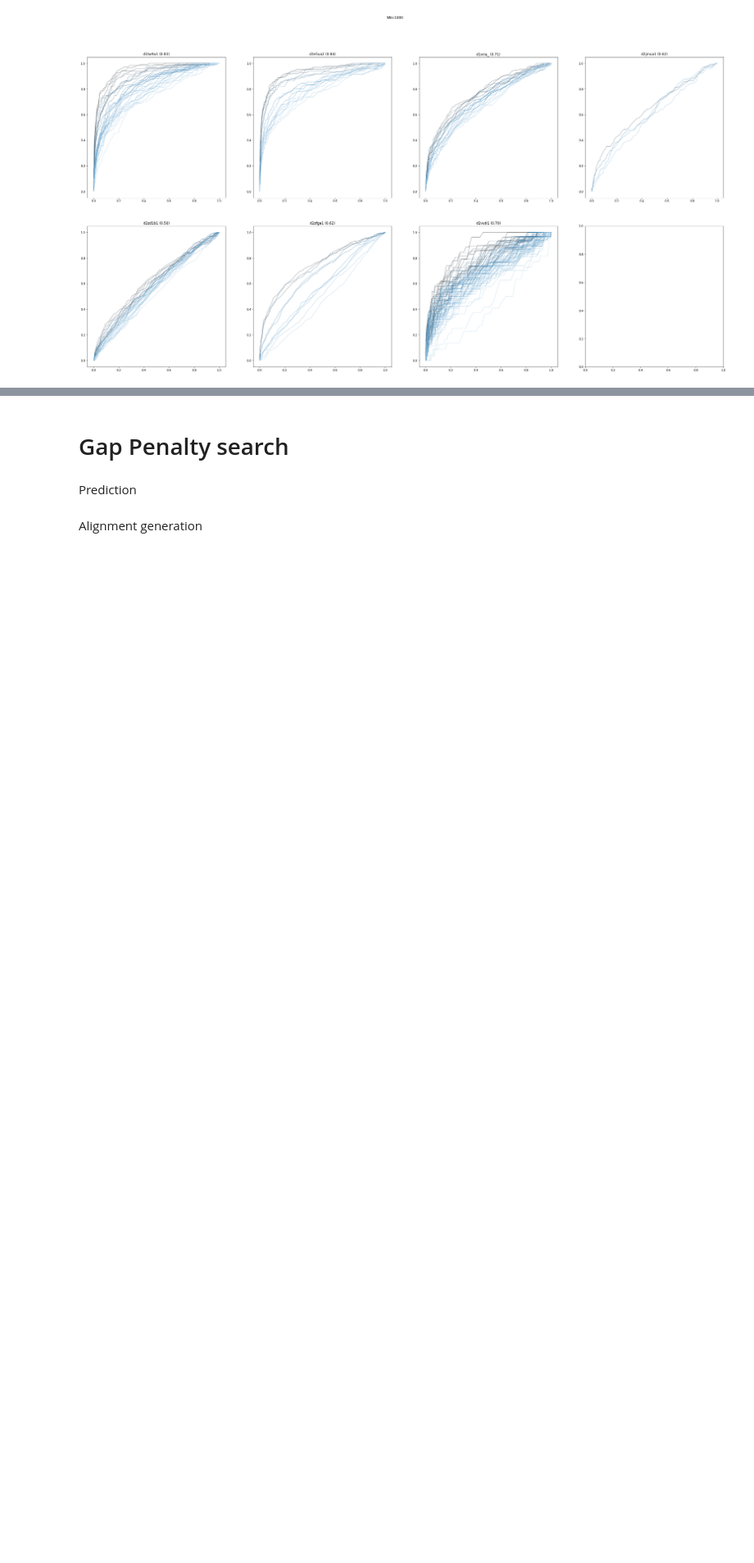
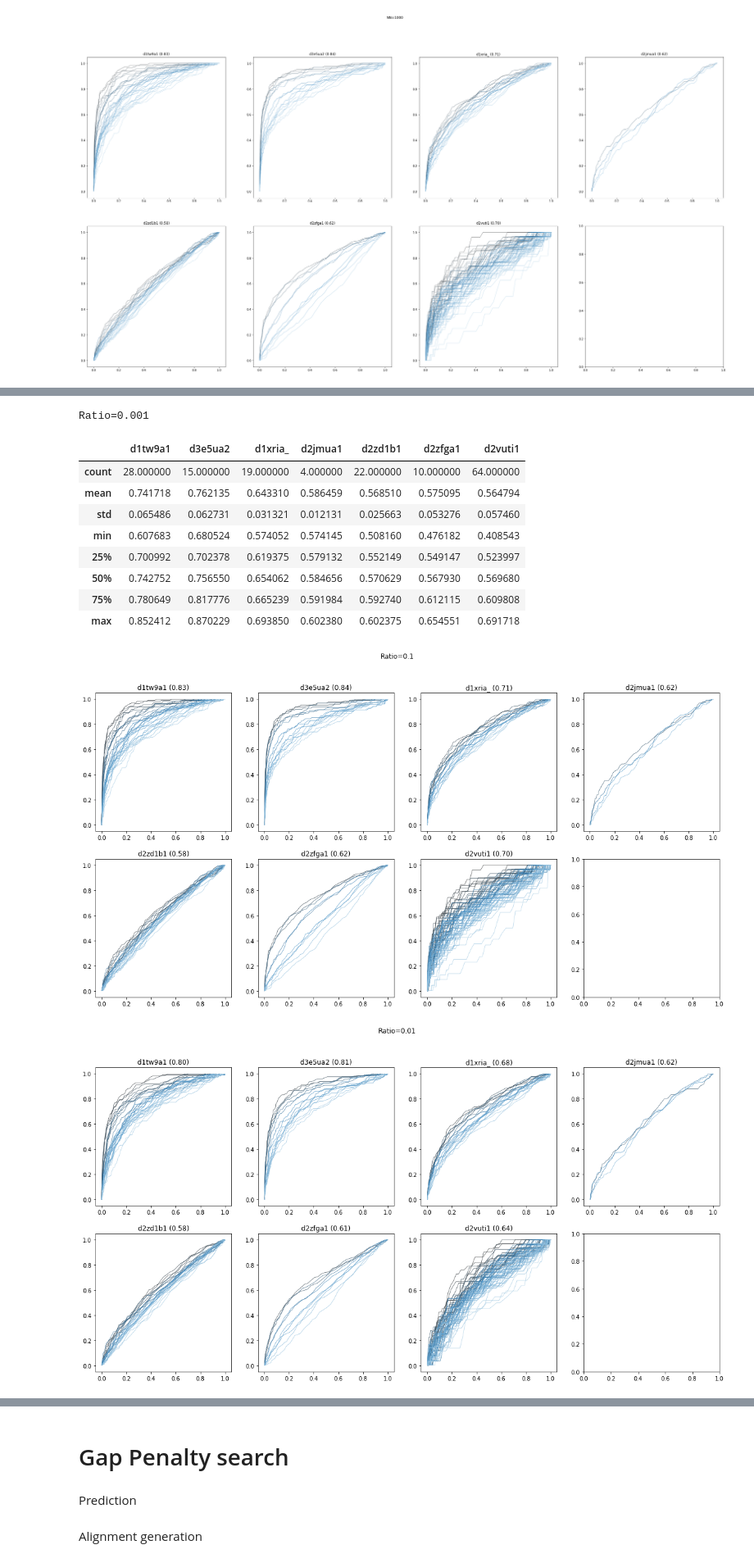
Before and after one commit to shuichiro-makigaki/exmachina, a Jupyter notebook: contrib/parameter_search.ipynb, the cells around one changed output, grey strips where cells are left out. Shown at 82% size. Cells and saved outputs as stored; diff of their text form; code cells hidden in the pictures; blank space fills up the shorter version.

```diff
--- a/contrib/parameter_search.ipynb
+++ b/contrib/parameter_search.ipynb
@@ -41,8 +42,6 @@ with ProcessPoolExecutor(max_workers=6) as executor:
 with ProcessPoolExecutor(max_workers=6) as executor:
     wait([executor.submit(process, 1000) for _ in range(6)])
 # %%
-%matplotlib inline
-
 from pathlib import Path
 import sys
 
@@ -90,7 +89,7 @@ for nn in (10, 100, 1000):
     print(f'NN={nn}')
     display(auc_df.describe())
     # Visualize
-    fig, axes = pyplot.subplots(2, 4, figsize=(40, 20))
+    fig, axes = pyplot.subplots(2, 4, figsize=(20, 10))
     fig.suptitle(f'NN={nn}')
     i = 0
     for query in test_domain:
@@ -140,0 +175,63 @@ NN=1000
+# %%
+from pathlib import Path
+import sys
+
+from tqdm import tqdm_notebook as tqdm
+from Bio.SCOP import Scop
+from Bio import SeqIO
+import numpy as np
+from sklearn import metrics
+from matplotlib import pyplot
+import seaborn
+import pandas
+from IPython.display import display
+
+sys.path.append(Path().resolve().parent.as_posix())
+from machina.generate_training_dataset import get_validation_label
+
+scop_root = Scop(dir_path='../data/train', version='1.75')
+test_domain = np.load('../data/hyperparam_validation_domain_ids.npy')
+scop40 = SeqIO.index('../data/train/astral-scopdom-seqres-gd-sel-gs-bib-40-1.75.fa', 'fasta')
+structural_alignments = SeqIO.index('../data/train/scop40_structural_alignment.fasta', 'fasta')
+
+for ratio in (0.1, 0.01, 0.001):
+    # Get ROC and calculate AUC
+    auc_d, roc_d = {}, {}
+    for query in test_domain:
+        auc_d[query] = []
+        roc_d[query] = {}
+        roc_d[query]['fpr'] = []
+        roc_d[query]['tpr'] = []
+        roc_d[query]['index'] = []
+        i = 0
+        for domain in [_.sid for _ in scop_root.getDomainBySid(query).getAscendent('sf').getDescendents('px')]:
+            if domain not in scop40 or domain == query:
+                continue
+            test = get_validation_label(query, domain, structural_alignments, '../data/train/pssm').flatten()
+            pred = np.load(f'../data/prediction/flann19_scop40_logscore_tmscore0.5_window5_ratio{ratio}_nn1000/{query}/{domain}.npy').flatten()
+            assert test.shape[0] == pred.shape[0]
+            fpr, tpr, _ = metrics.roc_curve(test, pred)
+            auc_d[query].append(metrics.auc(fpr, tpr))
+            roc_d[query]['fpr'].extend(fpr)
+            roc_d[query]['tpr'].extend(tpr)
+            roc_d[query]['index'].extend([i]*len(fpr))
+            i += 1
+    auc_df = pandas.DataFrame.from_dict(auc_d, orient='index').transpose()
+    print(f'Ratio={ratio}')
+    display(auc_df.describe())
+    # Visualize
+    fig, axes = pyplot.subplots(2, 4, figsize=(20, 10))
+    fig.suptitle(f'Ratio={ratio}')
+    i = 0
+    for query in test_domain:
+        roc_df = pandas.DataFrame.from_dict(roc_d[query])
+        seaborn.lineplot(x='fpr', y='tpr', data=roc_df, hue='index', linewidth=.6,
+                         palette=seaborn.color_palette('Blues_d', len(auc_d[query])),
+                         hue_order=sorted(range(len(auc_d[query])), key=lambda _: auc_d[query][_], reverse=True),
+                         ax=axes[int(i/4), i%4], legend=False)
+        avgauc = auc_df[query].mean()
+        axes[int(i/4), i%4].set_title(f'{query} ({avgauc:.2f})')
+        axes[int(i/4), i%4].set_xlabel('')
+        axes[int(i/4), i%4].set_ylabel('')
+        i += 1
+# %% [output]
@@ -140,0 +258,12 @@ NN=1000
+Ratio=0.001
+|  | d1tw9a1 | d3e5ua2 | d1xria_ | d2jmua1 | d2zd1b1 | d2zfga1 | d2vuti1 |
+| count | 28.000000 | 15.000000 | 19.000000 | 4.000000 | 22.000000 | 10.000000 | 64.000000 |
+| mean | 0.741718 | 0.762135 | 0.643310 | 0.586459 | 0.568510 | 0.575095 | 0.564794 |
+| std | 0.065486 | 0.062731 | 0.031321 | 0.012131 | 0.025663 | 0.053276 | 0.057460 |
+| min | 0.607683 | 0.680524 | 0.574052 | 0.574145 | 0.508160 | 0.476182 | 0.408543 |
+| 25% | 0.700992 | 0.702378 | 0.619375 | 0.579132 | 0.552149 | 0.549147 | 0.523997 |
+| 50% | 0.742752 | 0.756550 | 0.654062 | 0.584656 | 0.570629 | 0.567930 | 0.569680 |
+| 75% | 0.780649 | 0.817776 | 0.665239 | 0.591984 | 0.592740 | 0.612115 | 0.609808 |
+| max | 0.852412 | 0.870229 | 0.693850 | 0.602380 | 0.602375 | 0.654551 | 0.691718 |
+[figure, added]
+[figure, added]
```
Also changed, not shown: parts of 9 cells of this notebook, 4 other files.
